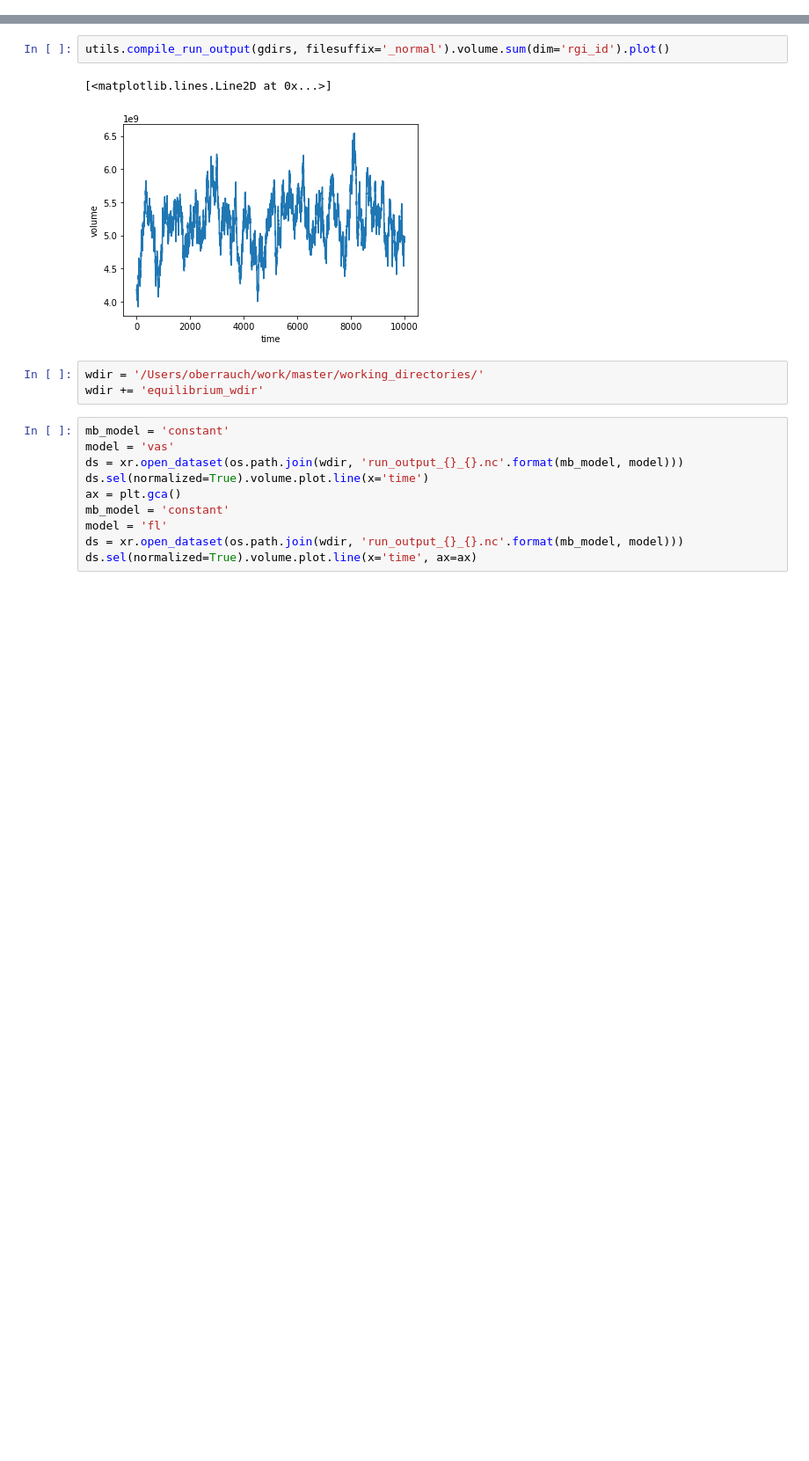
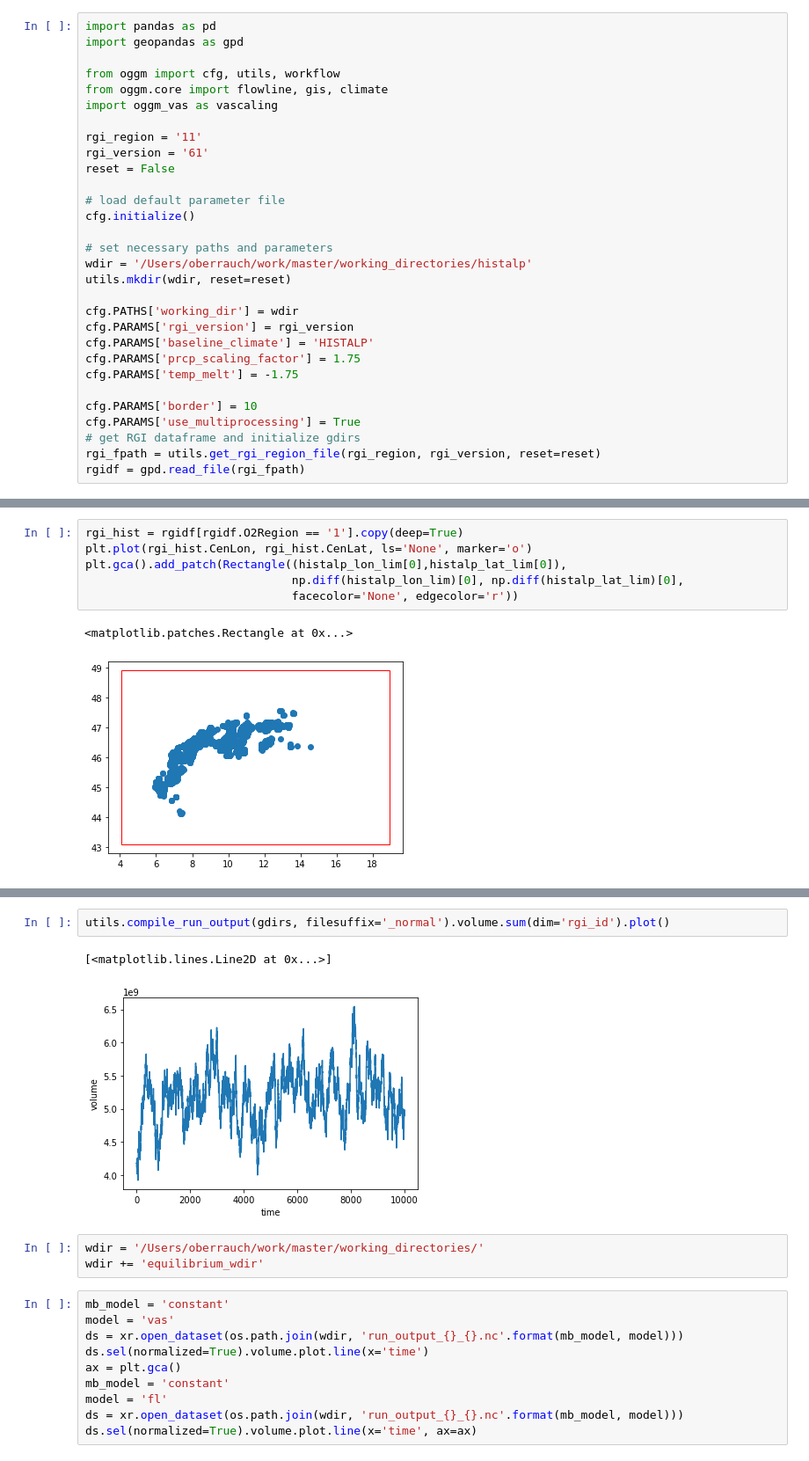
Before and after one commit to oberrauch/vascaling, a Jupyter notebook: notebooks/tmp.ipynb, the cells around one changed output, grey strips where cells are left out. Shown: that part at 88% size. Drawn from its saved outputs; the diff is of its cells as text; blank space fills up the shorter version.

```diff
--- a/notebooks/tmp.ipynb
+++ b/notebooks/tmp.ipynb
@@ -0,0 +44,30 @@
+# %%
+import pandas as pd
+import geopandas as gpd
+
+from oggm import cfg, utils, workflow
+from oggm.core import flowline, gis, climate
+import oggm_vas as vascaling
+
+rgi_region = '11'
+rgi_version = '61'
+reset = False
+
+# load default parameter file
+cfg.initialize()
+
+# set necessary paths and parameters
+wdir = '/Users/oberrauch/work/master/working_directories/histalp'
+utils.mkdir(wdir, reset=reset)
+
+cfg.PATHS['working_dir'] = wdir
+cfg.PARAMS['rgi_version'] = rgi_version
+cfg.PARAMS['baseline_climate'] = 'HISTALP'
+cfg.PARAMS['prcp_scaling_factor'] = 1.75
+cfg.PARAMS['temp_melt'] = -1.75
+
+cfg.PARAMS['border'] = 10
+cfg.PARAMS['use_multiprocessing'] = True
+# get RGI dataframe and initialize gdirs
+rgi_fpath = utils.get_rgi_region_file(rgi_region, rgi_version, reset=reset)
+rgidf = gpd.read_file(rgi_fpath)
@@ -0,0 +194,9 @@
+# %%
+rgi_hist = rgidf[rgidf.O2Region == '1'].copy(deep=True)
+plt.plot(rgi_hist.CenLon, rgi_hist.CenLat, ls='None', marker='o')
+plt.gca().add_patch(Rectangle((histalp_lon_lim[0],histalp_lat_lim[0]),
+                              np.diff(histalp_lon_lim)[0], np.diff(histalp_lat_lim)[0],
+                              facecolor='None', edgecolor='r'))
+# %% [output]
+<matplotlib.patches.Rectangle at 0x...>
+[figure, added]
```
Also changed, not shown: parts of 52 cells of this notebook, 14 other files.
